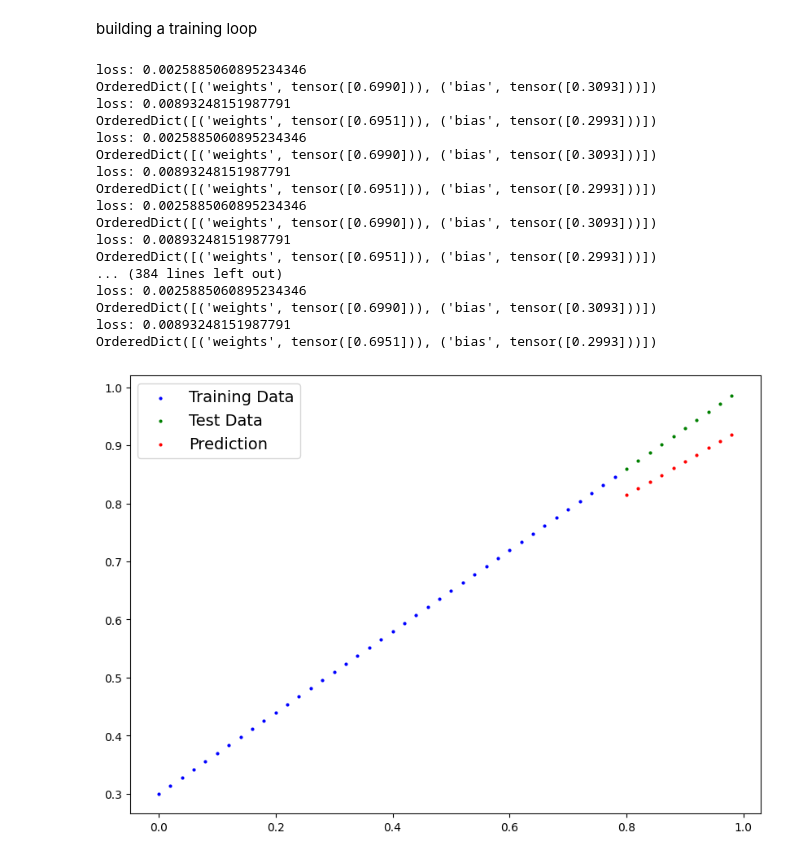
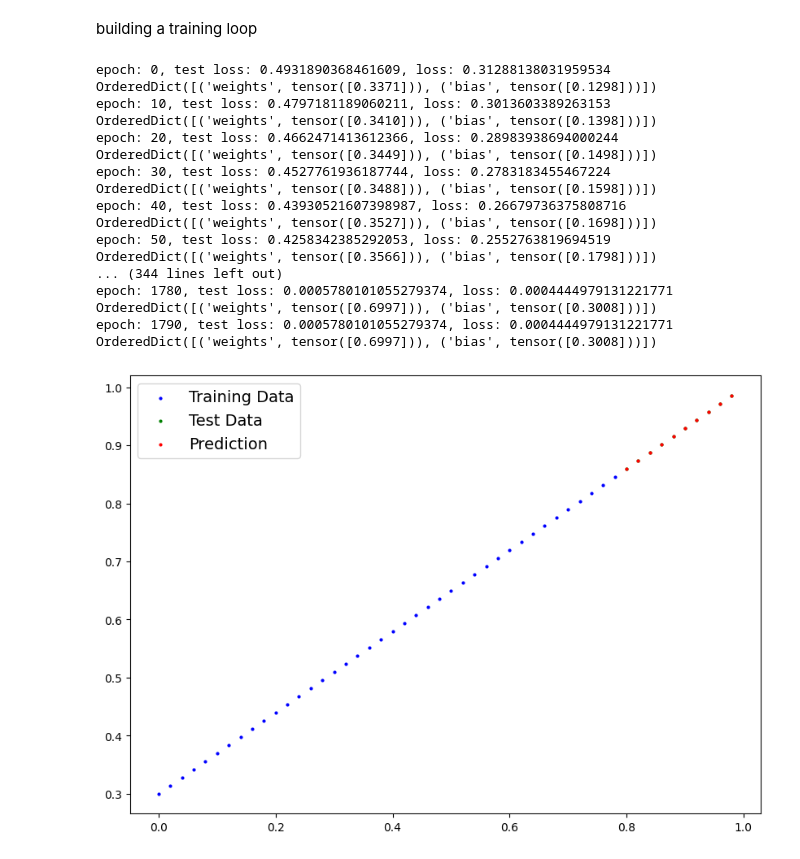
Before and after one commit to innovinitylabs/learning-pytorch, a Jupyter notebook: 01_pytorch_workflow_codealong.ipynb, the cells around one changed output. Saved outputs shown, nothing was run; the diff lists cells and outputs as text; code cells hidden in the pictures.

```diff
--- a/01_pytorch_workflow_codealong.ipynb
+++ b/01_pytorch_workflow_codealong.ipynb
@@ -189,12 +189,16 @@ loss_fn = nn.L1Loss()
 # %% [markdown]
 setting up optimiser (we use sgd here)
 # %%
-opti = torch.optim.SGD(params=model_0.parameters(), lr=0.01)
+opti = torch.optim.SGD(params=model_0.parameters(), lr=0.001)
 # %% [markdown]
 building a training loop
 # %%
 torch.manual_seed(42)
-epochs = 200
+epochs = 1800
+epoch_count = []
+train_loss_val = []
+test_loss_val = []
+
 
 for epoch in range(epochs):
 
@@ -203,7 +207,7 @@ for epoch in range(epochs):
     y_pred = model_0(X_train) #02 forward pass
 
     loss = loss_fn(y_pred, y_train) #03 calculate loss function
-    print(f'loss: {loss}')
+    # print(f'loss: {loss}')
 
     opti.zero_grad() #04 reset optimises
 
@@ -211,28 +215,44 @@ for epoch in range(epochs):
 
     opti.step() #06 step the optimiser (performing gradient descent here)
 
-    print(model_0.state_dict())
+
+
+    ###
+    model_0.eval() #setting to test mode
+    with torch.inference_mode():
+        test_pred = model_0(X_test)
+
+        test_loss = loss_fn(test_pred, y_test)
+
+    if epoch % 10 == 0:
+
+        epoch_count.append(epoch)
+        train_loss_val.append(loss.detach().numpy()) #to convert tesnors with autograd and other fancy things to numpy. also saves memory
+        test_loss_val.append(test_loss)
+
+        print(f'epoch: {epoch}, test loss: {test_loss}, loss: {loss}')
+        print(model_0.state_dict())
 # %% [output]
-loss: 0.0025885060895234346
-OrderedDict([('weights', tensor([0.6990])), ('bias', tensor([0.3093]))])
-loss: 0.00893248151987791
-OrderedDict([('weights', tensor([0.6951])), ('bias', tensor([0.2993]))])
-loss: 0.0025885060895234346
-OrderedDict([('weights', tensor([0.6990])), ('bias', tensor([0.3093]))])
-loss: 0.00893248151987791
-OrderedDict([('weights', tensor([0.6951])), ('bias', tensor([0.2993]))])
-loss: 0.0025885060895234346
-OrderedDict([('weights', tensor([0.6990])), ('bias', tensor([0.3093]))])
-loss: 0.00893248151987791
-OrderedDict([('weights', tensor([0.6951])), ('bias', tensor([0.2993]))])
-... (384 lines left out)
-loss: 0.0025885060895234346
-OrderedDict([('weights', tensor([0.6990])), ('bias', tensor([0.3093]))])
-loss: 0.00893248151987791
-OrderedDict([('weights', tensor([0.6951])), ('bias', tensor([0.2993]))])
+epoch: 0, test loss: 0.4931890368461609, loss: 0.31288138031959534
+OrderedDict([('weights', tensor([0.3371])), ('bias', tensor([0.1298]))])
+epoch: 10, test loss: 0.4797181189060211, loss: 0.3013603389263153
+OrderedDict([('weights', tensor([0.3410])), ('bias', tensor([0.1398]))])
+epoch: 20, test loss: 0.4662471413612366, loss: 0.28983938694000244
+OrderedDict([('weights', tensor([0.3449])), ('bias', tensor([0.1498]))])
+epoch: 30, test loss: 0.4527761936187744, loss: 0.2783183455467224
+OrderedDict([('weights', tensor([0.3488])), ('bias', tensor([0.1598]))])
+epoch: 40, test loss: 0.43930521607398987, loss: 0.26679736375808716
+OrderedDict([('weights', tensor([0.3527])), ('bias', tensor([0.1698]))])
+epoch: 50, test loss: 0.4258342385292053, loss: 0.2552763819694519
+OrderedDict([('weights', tensor([0.3566])), ('bias', tensor([0.1798]))])
+... (344 lines left out)
+epoch: 1780, test loss: 0.0005780101055279374, loss: 0.0004444979131221771
+OrderedDict([('weights', tensor([0.6997])), ('bias', tensor([0.3008]))])
+epoch: 1790, test loss: 0.0005780101055279374, loss: 0.0004444979131221771
+OrderedDict([('weights', tensor([0.6997])), ('bias', tensor([0.3008]))])
 # %%
-with torch.no_grad():
+with torch.inference_mode():
         y_pred = model_0(X_test)
-        plot_pred(predictions=y_pred) #for 100 loop
+        plot_pred(predictions=y_pred)
 # %% [output]
-[figure, old version]
+[figure, new version]
```
Also changed, not shown: parts of 5 cells of this notebook.
